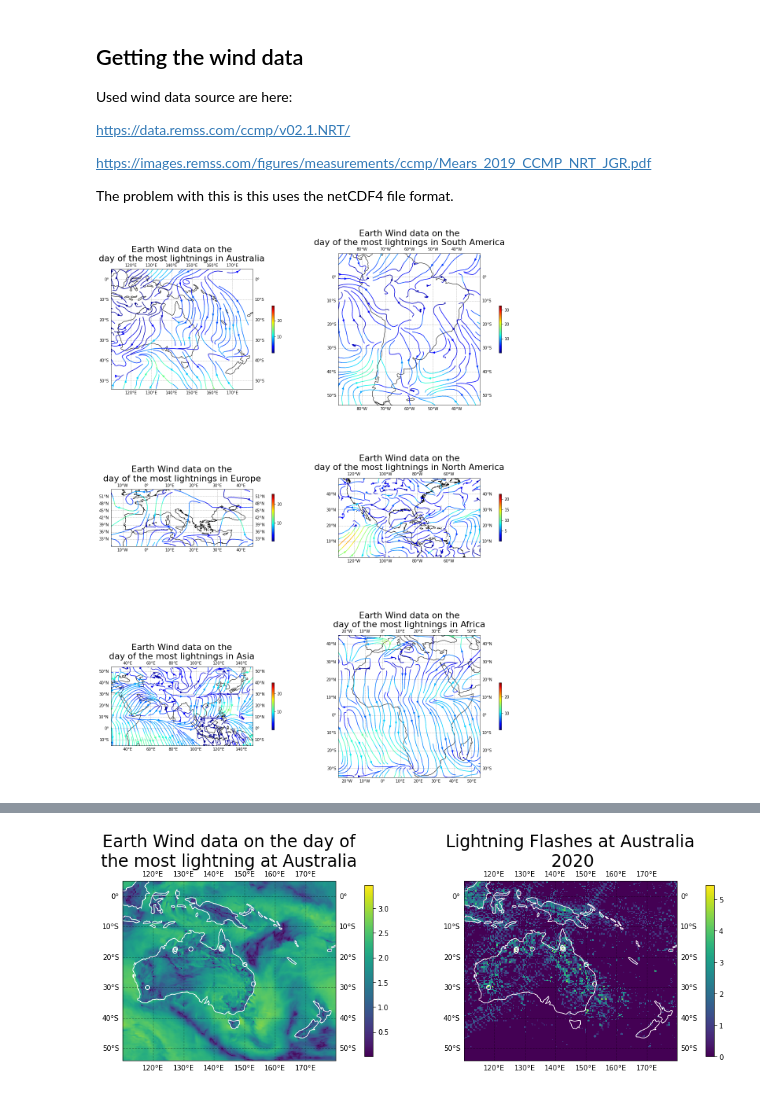
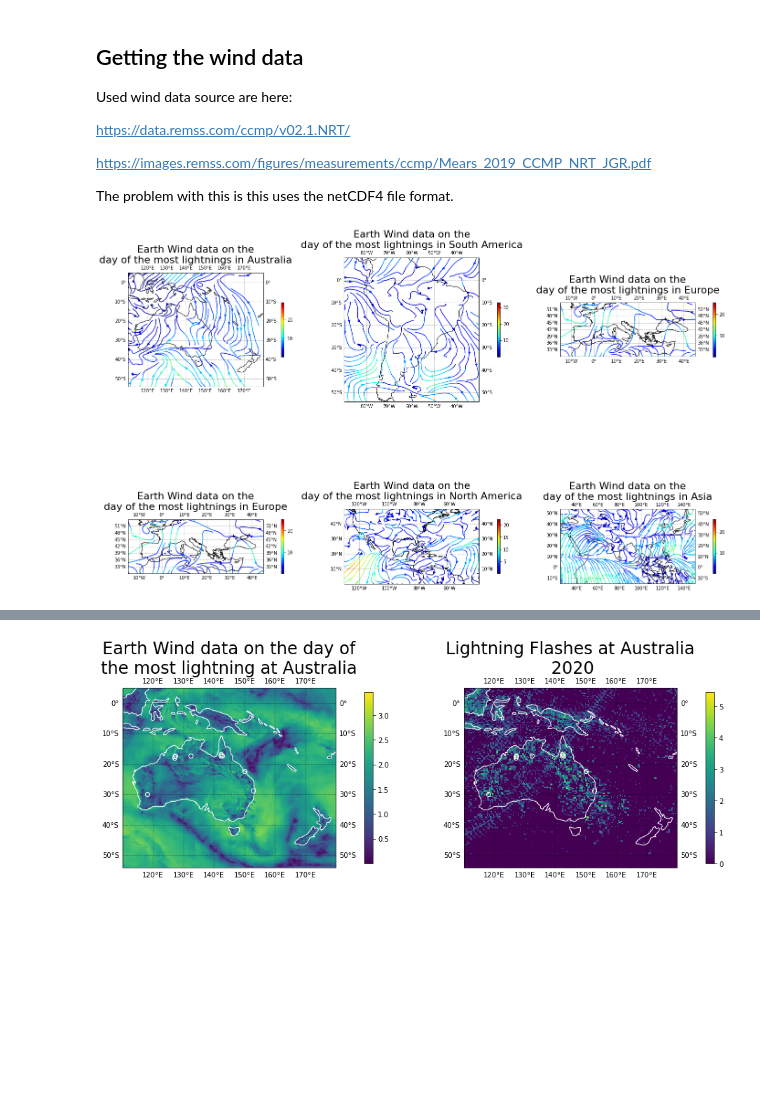
Before and after one commit to AdamGTaylor/DataScience_Lab_2021, a Jupyter notebook: final/final_submission.ipynb, the cells around one changed output, grey strips where cells are left out. Cells and saved outputs as stored; diff of their text form; code cells hidden in the pictures; blank space fills up the shorter version.

```diff
--- a/final/final_submission.ipynb
+++ b/final/final_submission.ipynb
@@ -631,7 +667,7 @@ colors = ["#3322CC",
          "#BB3344",
          "#CC3333"]
 
-fig,axes = plt.subplots(6,1,figsize=(14,19))
+fig,axes = plt.subplots(6,1,figsize=(14,15))
 
 for idx, j in enumerate(axes):
     j.set_title(titles[idx], fontsize=18)
@@ -641,8 +677,9 @@ for idx, j in enumerate(axes):
     j.set_ylabel("Flashes",fontsize=22)
 
     j.grid()
-    j.legend(loc="best", fontsize=9)
+    #j.legend(loc="best", fontsize=9)
 
 fig.tight_layout()
+plt.savefig("../figs/top10_loc_daily_lightning.png", format="png", dpi=150)
 plt.show()
 # %% [output]
@@ -655,7 +694,7 @@ titles = ["North America's daily lightnings in 2020",
         "Asia's daily lightnings in 2020",
         "Australia's daily lightnings in 2020"]
 
-fig,axes = plt.subplots(6,1,figsize=(14,19))
+fig,axes = plt.subplots(6,1,figsize=(14,15))
 for idy,j in enumerate(axes):
 
     j.set_title(titles[idy], fontsize=24)
@@ -666,5 +705,6 @@ for idy,j in enumerate(axes):
     j.grid()
 
 fig.tight_layout()
+plt.savefig("../figs/continents_daily_lightning.png", format="png", dpi=150)
 plt.show()
 # %% [output]
@@ -722,7 +764,7 @@ titles0 = ["Earth Wind data on the\nday of the most lightnings in Australia",
 
 
 #init the subplots
-fig, axes = plt.subplots(3,2, figsize=(19,25), subplot_kw={"projection" : ccrs.PlateCarree(central_longitude=0.0) })
+fig, axes = plt.subplots(2,3, figsize=(24,16), subplot_kw={"projection" : ccrs.PlateCarree(central_longitude=0.0) })
 
 for i in axes:
     for j in i:
@@ -731,31 +773,32 @@ for i in axes:
                    linewidth=0.8,
                    alpha=0.3,
                    color="black",
                    linestyle="--")
         j.coastlines(color="#000000")    #AAAAAA is actually a hex code
 
         j.set_xlabel("Longitude", fontsize=24)
         j.set_ylabel("Latitude", fontsize=24)
 
 for idx,i in enumerate(axes):
     for idy,j in enumerate(i):
         u = np.array(net_cdfs[idx*2 + idy].variables['uwnd'])[1]
         v = np.array(net_cdfs[idx*2 + idy].variables['vwnd'])[1]
 
         im0 = j.streamplot(np.array(net_cdfs[idx*2 + idy].variables['longitude'])-180,
                           np.array(net_cdfs[idx*2 + idy].variables['latitude']),
                           v,
                           u,
                           density = 6.0,
                           color= (u**2 + v**2)**(1/2),
                           cmap='jet')
         fig.colorbar(im0.lines,ax=j,pad=0.1, shrink=0.3)
 
         j.set_title(titles0[idx*2 + idy], fontsize=22)
         j.set_xlim(xlims_list[idx*2 + idy])
         j.set_ylim(ylims_list[idx*2 + idy])
 
 fig.tight_layout()
+plt.savefig("../figs/wind_streamplot_20200.png", format="png", dpi=150)
 plt.show()
 # %% [output]
-[figure, old version]
+[figure, new version]
```
Also changed, not shown: parts of 17 cells of this notebook, 12 other files.
